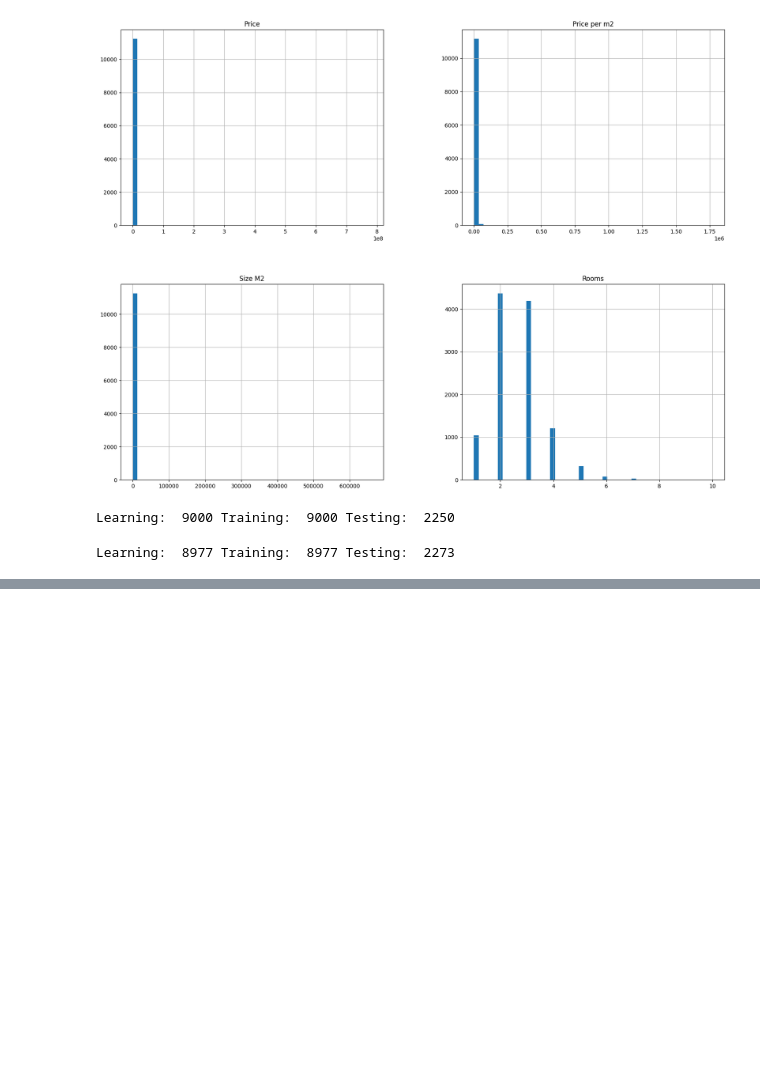
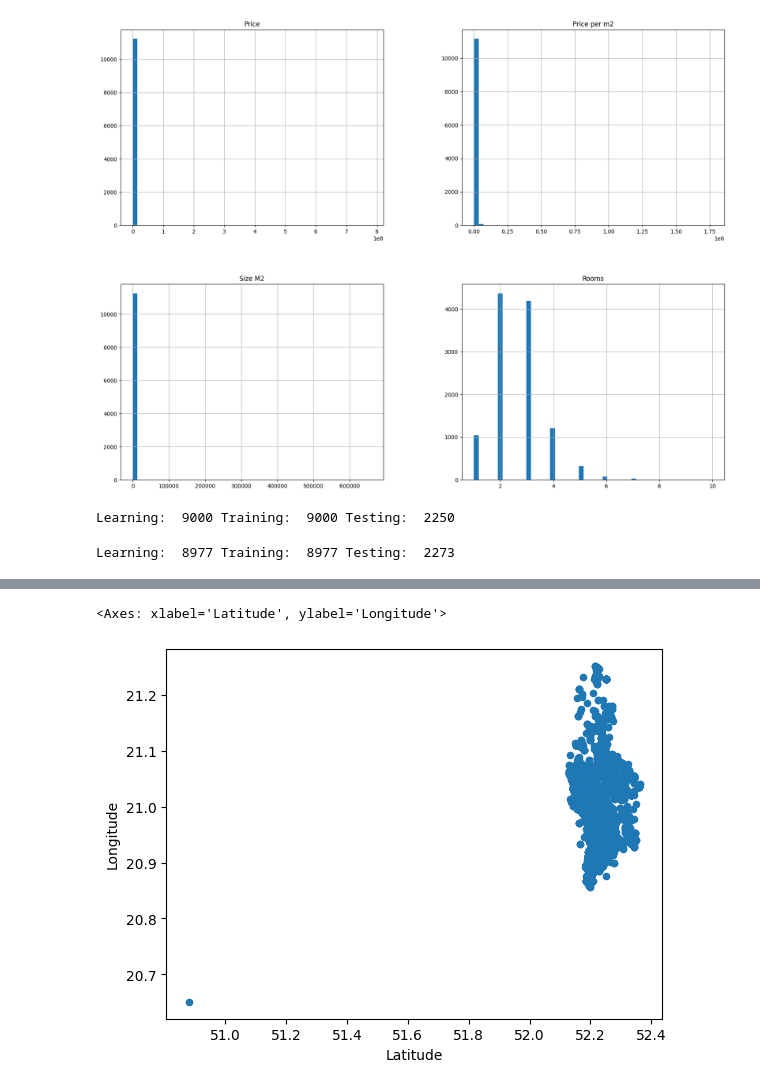
Before and after one commit to JakubGralinski/PropertyScrapper, a Jupyter notebook: properties.ipynb, the cells around one changed output, grey strips where cells are left out. Cells and saved outputs as stored; diff of their text form; code cells hidden in the pictures; blank space fills up the shorter version.

```diff
--- a/properties.ipynb
+++ b/properties.ipynb
@@ -136,3 +136,16 @@ train_set, test_set = split_train_test_by_id(housing_with_id, 0.2, "index")
 print("Learning: ", len(train_set), "Training: ", len(train_set), "Testing: ", len(test_set))
 # %% [output]
 Learning:  8977 Training:  8977 Testing:  2273
+# %%
+from sklearn.model_selection import StratifiedShuffleSplit
+
+split = StratifiedShuffleSplit(n_splits=1, test_size=0.2, random_state=42)
+
+for train_index, test_index in split.split(housing, housing["Rooms"]):
+    strat_train_set = housing.loc[train_index]
+    strat_test_set = housing.loc[test_index]
+
+print("Training set distribution:\n", strat_train_set["Rooms"].value_counts() / len(strat_train_set))
+print("Test set distribution:\n", strat_test_set["Rooms"].value_counts() / len(strat_test_set))
+
+housing = strat_train_set.copy()
@@ -138,0 +248,5 @@ Learning:  8977 Training:  8977 Testing:  2273
+# %%
+housing_warsaw.plot(kind="scatter", x="Latitude", y="Longitude")
+# %% [output]
+<Axes: xlabel='Latitude', ylabel='Longitude'>
+[figure, added]
```
Also changed, not shown: parts of 9 cells of this notebook.
